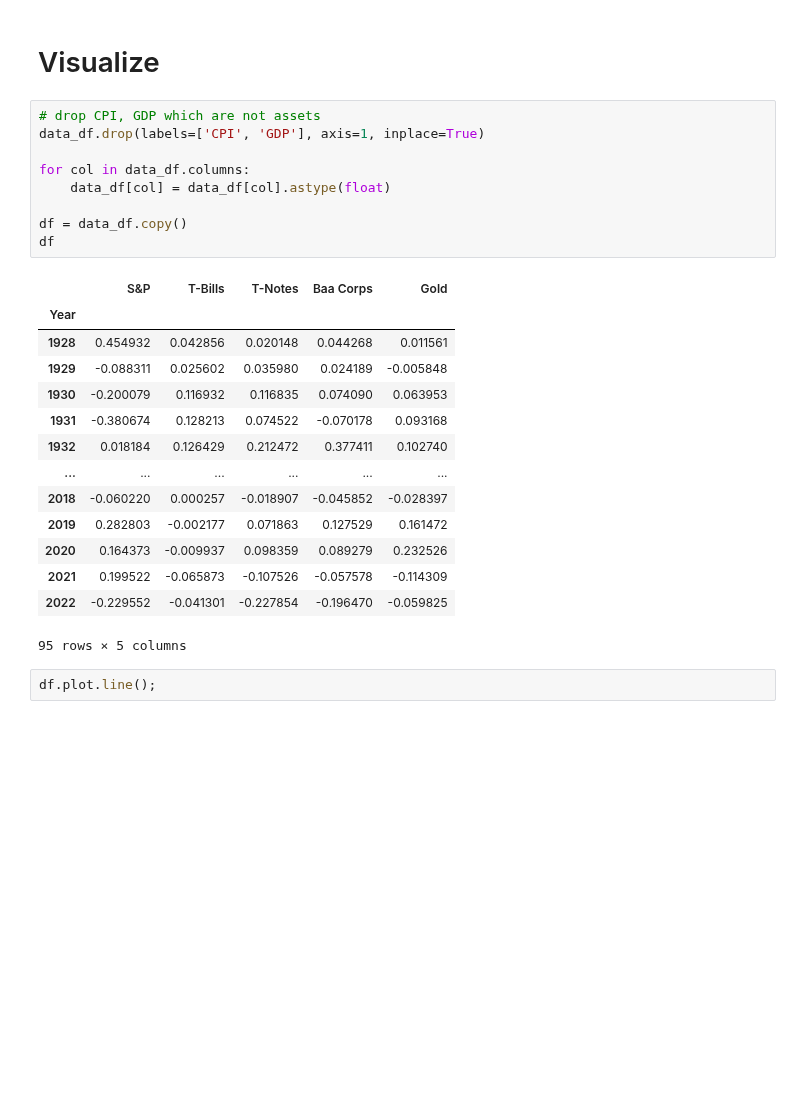
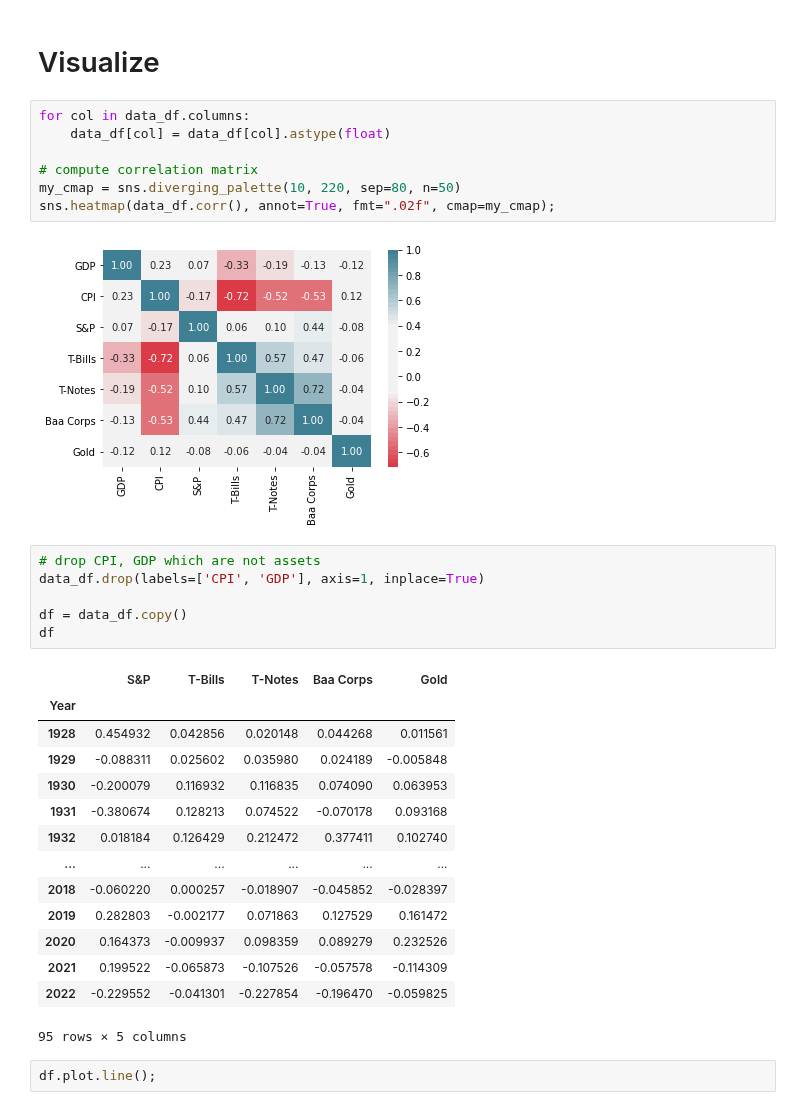
Before and after one commit to druce/portfolio_optimization, a Jupyter notebook: Portfolio optimization.ipynb, the cells around one changed output. Drawn from its saved outputs; the diff is of its cells as text; blank space fills up the shorter version.

Commit message:
update with 2022 data

```diff
--- a/Portfolio optimization.ipynb
+++ b/Portfolio optimization.ipynb
@@ -222,13 +224,19 @@ data_df
 95 rows × 7 columns
 # %% [markdown]
 # Visualize
+# %%
+for col in data_df.columns:
+    data_df[col] = data_df[col].astype(float)
+
+# compute correlation matrix
+my_cmap = sns.diverging_palette(10, 220, sep=80, n=50)
+sns.heatmap(data_df.corr(), annot=True, fmt=".02f", cmap=my_cmap);
+# %% [output]
+[figure, added]
 # %%
 # drop CPI, GDP which are not assets
 data_df.drop(labels=['CPI', 'GDP'], axis=1, inplace=True)
 
-for col in data_df.columns:
-    data_df[col] = data_df[col].astype(float)
-
 df = data_df.copy()
 df
 # %% [output]
```
Also changed, not shown: parts of 8 cells of this notebook.
